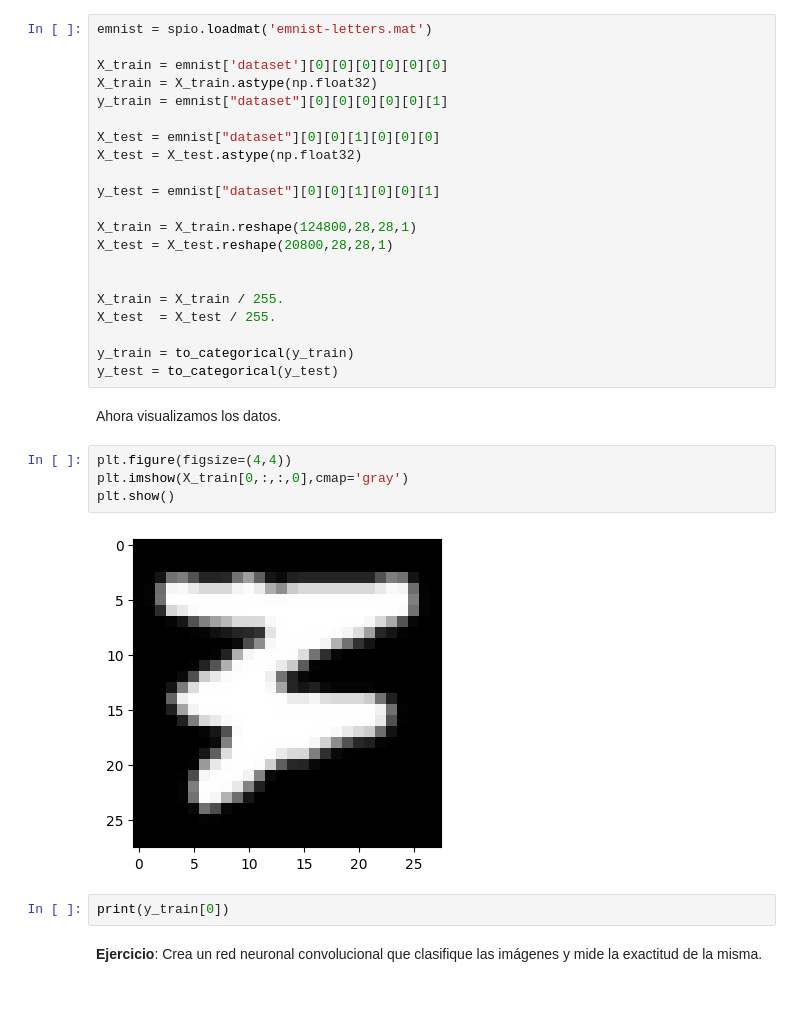
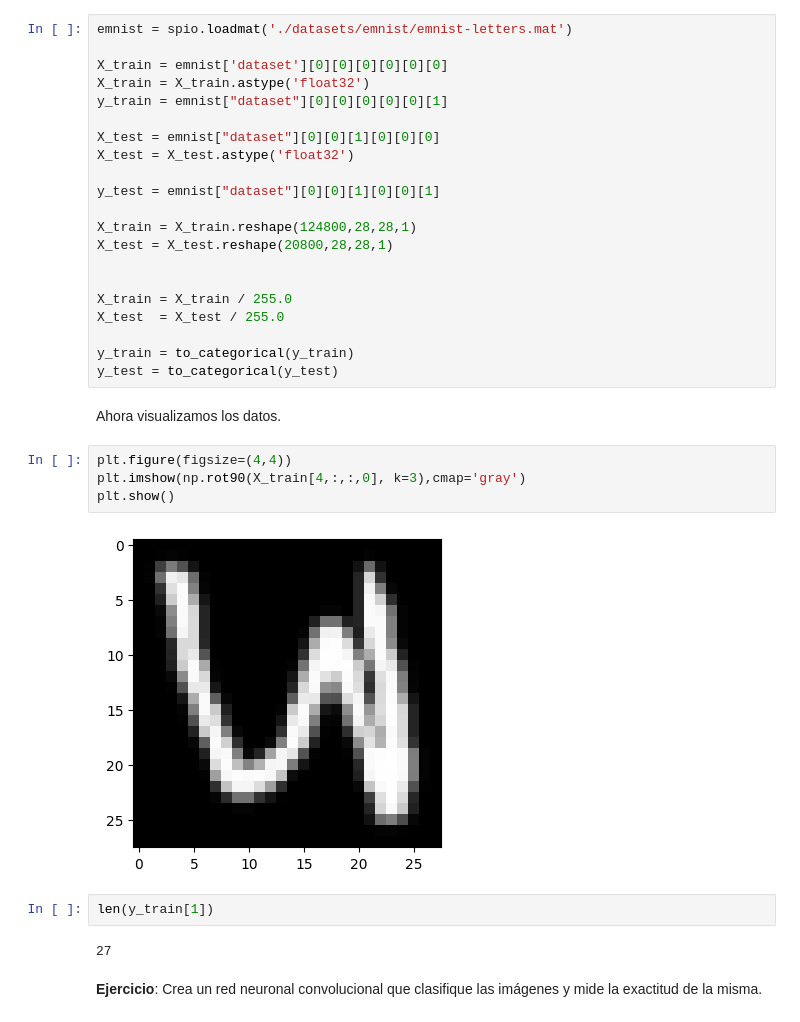
Before and after one commit to jresendiz27/CIC_AIDiploma2025, a Jupyter notebook: notebooks/EMNIST.ipynb, the cells around one changed output. Cells and saved outputs as stored; diff of their text form.

Commit message:
Add letters and emninst task

```diff
--- a/notebooks/EMNIST.ipynb
+++ b/notebooks/EMNIST.ipynb
@@ -10,14 +25,14 @@ import matplotlib.pyplot as plt
 # %% [markdown]
 Cargamos el conjunto de datos, de la siguiente forma.
 # %%
-emnist = spio.loadmat('emnist-letters.mat')
+emnist = spio.loadmat('./datasets/emnist/emnist-letters.mat')
 
 X_train = emnist['dataset'][0][0][0][0][0][0]
-X_train = X_train.astype(np.float32)
+X_train = X_train.astype('float32')
 y_train = emnist["dataset"][0][0][0][0][0][1]
 
 X_test = emnist["dataset"][0][0][1][0][0][0]
-X_test = X_test.astype(np.float32)
+X_test = X_test.astype('float32')
 
 y_test = emnist["dataset"][0][0][1][0][0][1]
 
@@ -25,8 +40,8 @@ X_train = X_train.reshape(124800,28,28,1)
 X_test = X_test.reshape(20800,28,28,1)
 
 
-X_train = X_train / 255.
-X_test  = X_test / 255.
+X_train = X_train / 255.0
+X_test  = X_test / 255.0
 
 y_train = to_categorical(y_train)
 y_test = to_categorical(y_test)
@@ -34,11 +49,13 @@ y_test = to_categorical(y_test)
 Ahora visualizamos los datos.
 # %%
 plt.figure(figsize=(4,4))
-plt.imshow(X_train[0,:,:,0],cmap='gray')
+plt.imshow(np.rot90(X_train[4,:,:,0], k=3),cmap='gray')
 plt.show()
 # %% [output]
-[figure, old version]
+[figure, new version]
-# %%
-print(y_train[0])
+# %%
+len(y_train[1])
+# %% [output]
+27
 # %% [markdown]
 **Ejercicio**: Crea un red neuronal convolucional que clasifique las imágenes y mide la exactitud de la misma.
```
Also changed, not shown: parts of 8 cells of this notebook, 11 other files.
